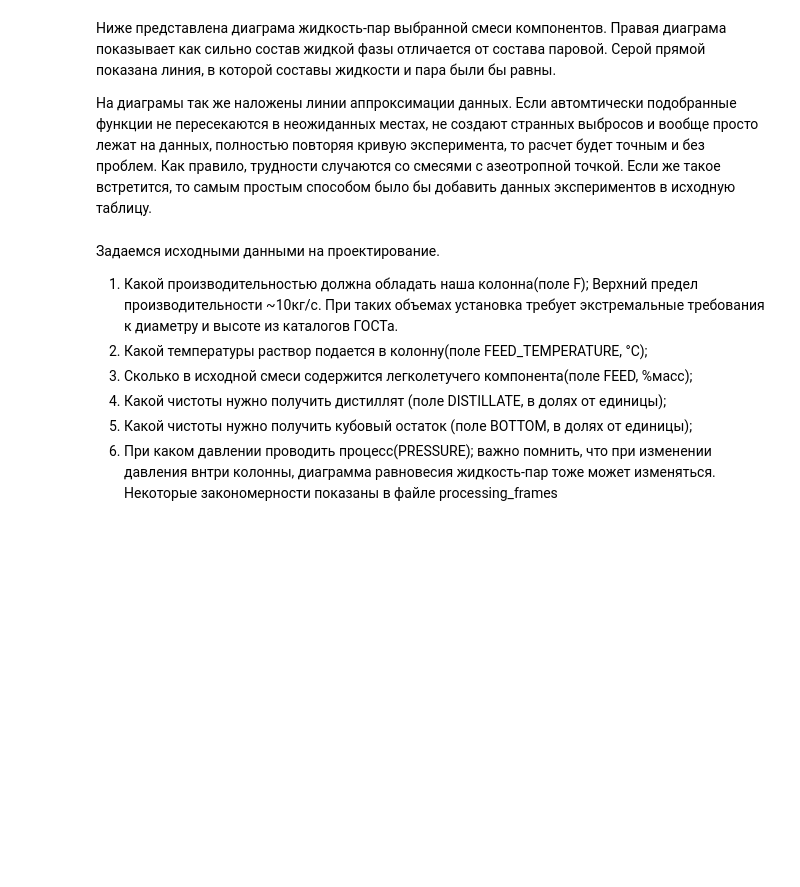
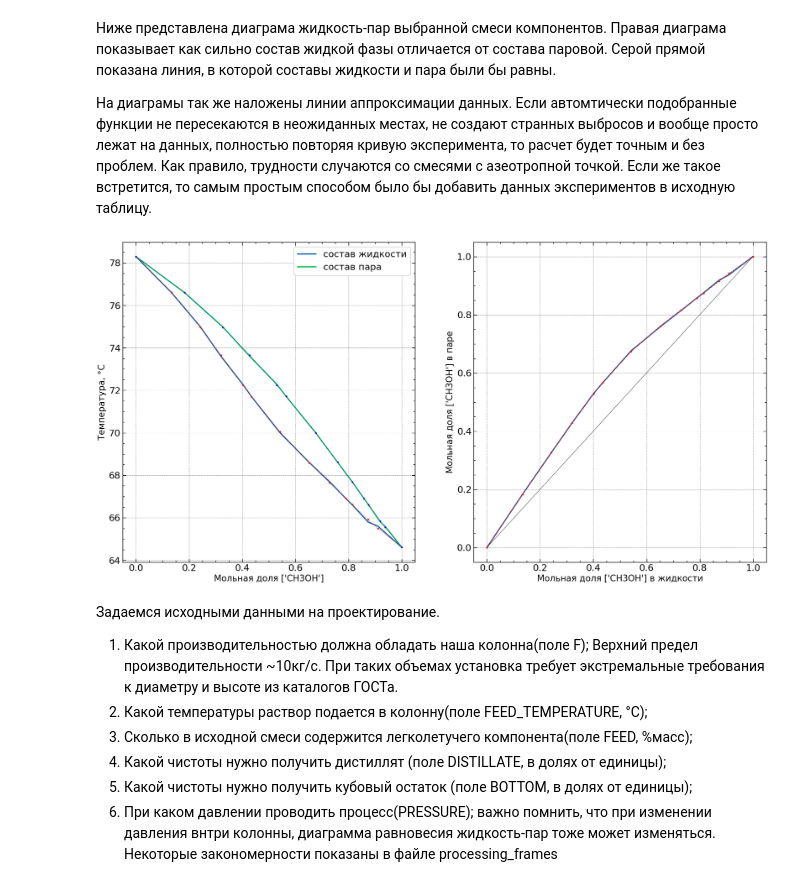
Before and after one commit to kdavjd/rectification_project, a Jupyter notebook: filling_column.ipynb, the cells around one changed output. Saved outputs shown, nothing was run; the diff lists cells and outputs as text; code cells hidden in the pictures; blank space fills up the shorter version.

```diff
--- a/filling_column.ipynb
+++ b/filling_column.ipynb
@@ -180,8 +180,10 @@ diagram
 
 На диаграмы так же наложены линии аппроксимации данных. Если автомтически подобранные функции не пересекаются в неожиданных местах, не создают странных выбросов и вообще просто лежат на данных, полностью повторяя кривую эксперимента, то расчет будет точным и без проблем. Как правило, трудности случаются со смесями с азеотропной точкой. Если же такое встретится, то самым простым способом было бы добавить данных экспериментов в исходную таблицу.
 # %%
-fig = figures.plot_xy_diagram(diagram, A_name, plot_type='plotly')
+fig = figures.plot_xy_diagram(diagram, A_name, plot_type='matplotlib')
 fig.show()
+# %% [output]
+[figure, added]
 # %% [markdown]
 Задаемся исходными данными на проектирование.
 1. Какой производительностью должна обладать наша колонна(поле F); Верхний предел производительности ~10кг/с. При таких объемах установка требует экстремальные требования к диаметру и высоте из каталогов ГОСТа.
```
Also changed, not shown: parts of 3 cells of this notebook, 2 other files.
